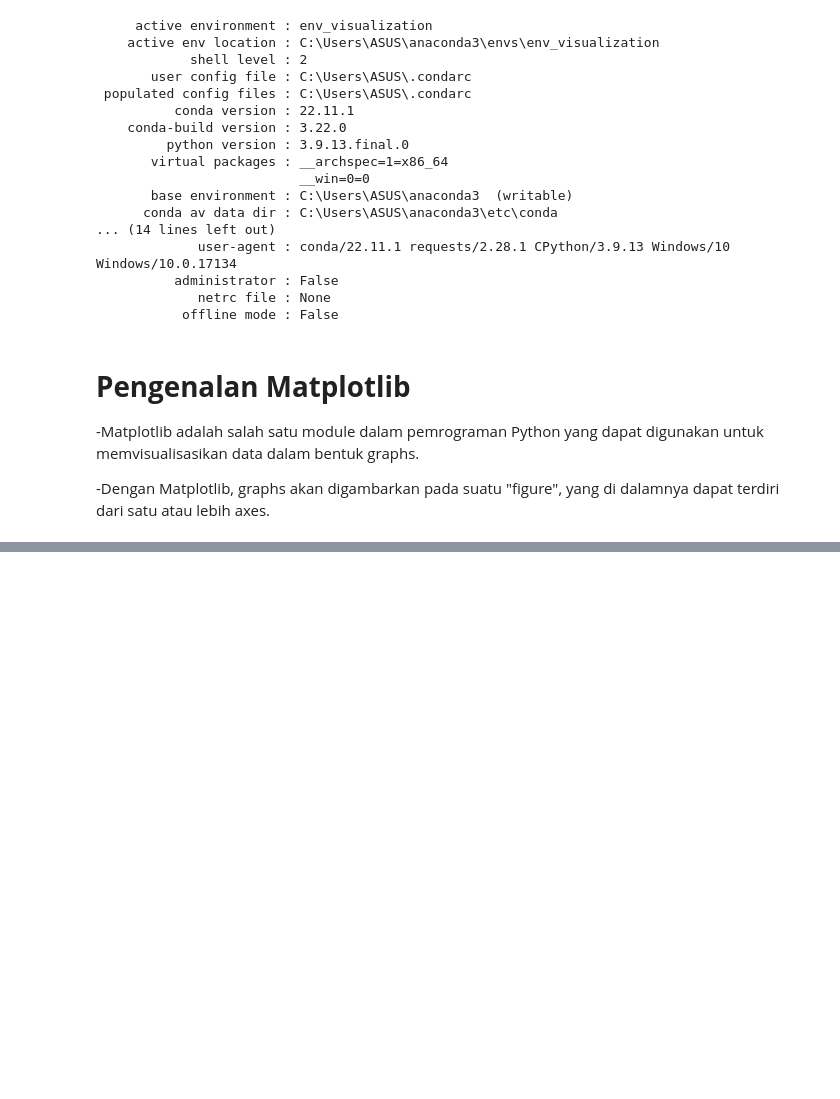
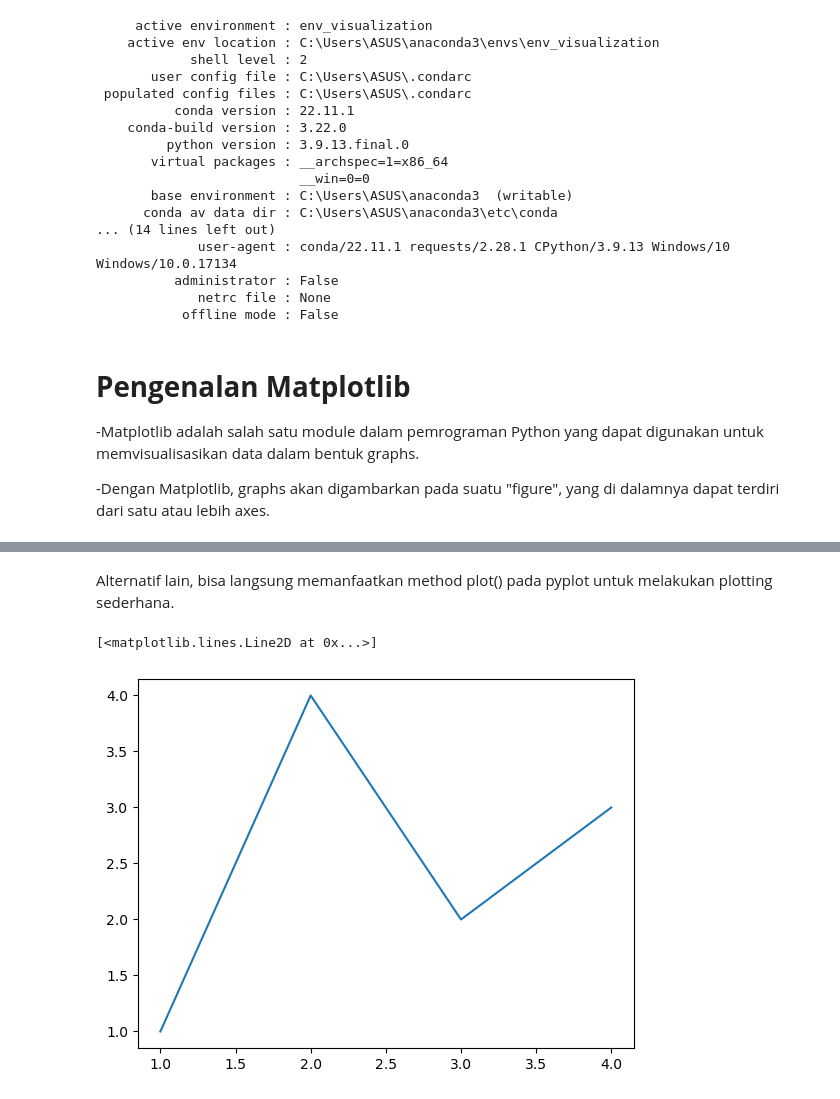
Before and after one commit to Edy-Mochamad/Learn-visualization-data, a Jupyter notebook: pengenalan-Matplotlib.ipynb, the cells around one changed output, grey strips where cells are left out. Cells and saved outputs as stored; diff of their text form; code cells hidden in the pictures; blank space fills up the shorter version.

```diff
--- a/pengenalan-Matplotlib.ipynb
+++ b/pengenalan-Matplotlib.ipynb
@@ -33,0 +50,10 @@ import numpy as np
+# %% [markdown]
+Alternatif lain, bisa langsung memanfaatkan method plot() pada pyplot untuk melakukan plotting sederhana.
+# %%
+x = [1, 2, 3, 4]
+y = [1, 4, 2, 3]
+
+plt.plot(x, y)
+# %% [output]
+[<matplotlib.lines.Line2D at 0x...>]
+[figure, added]
```
Also changed, not shown: parts of 8 cells of this notebook.
